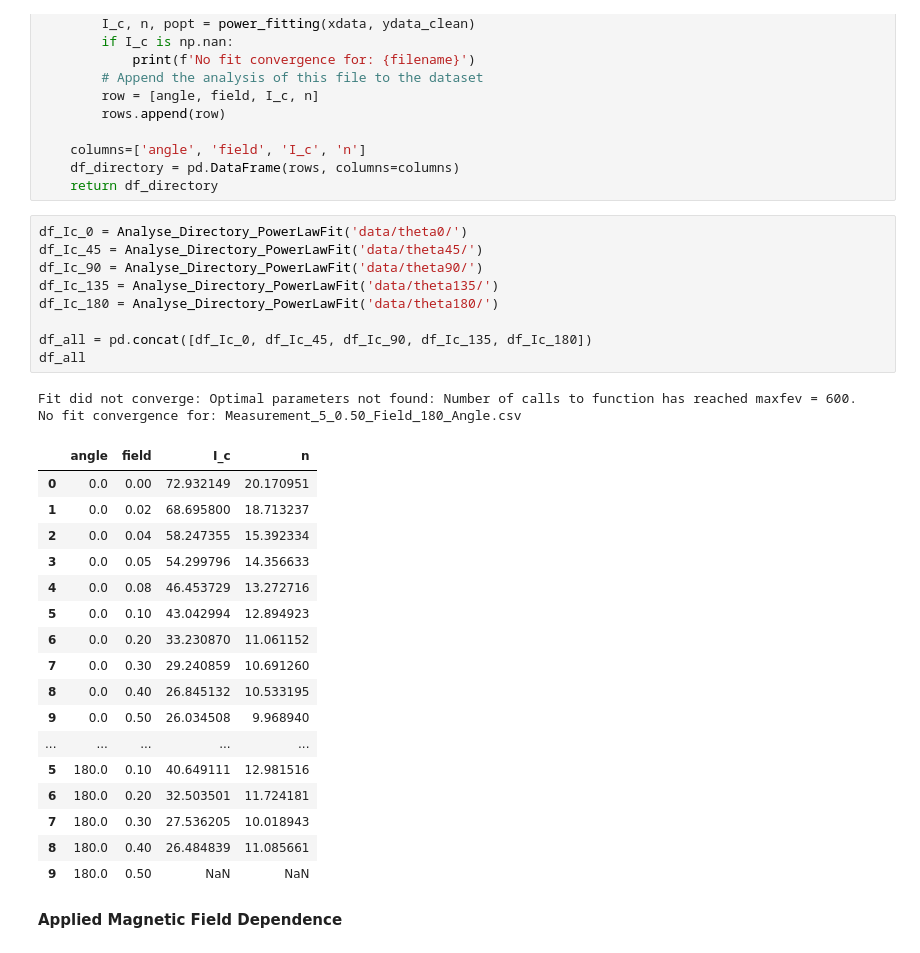
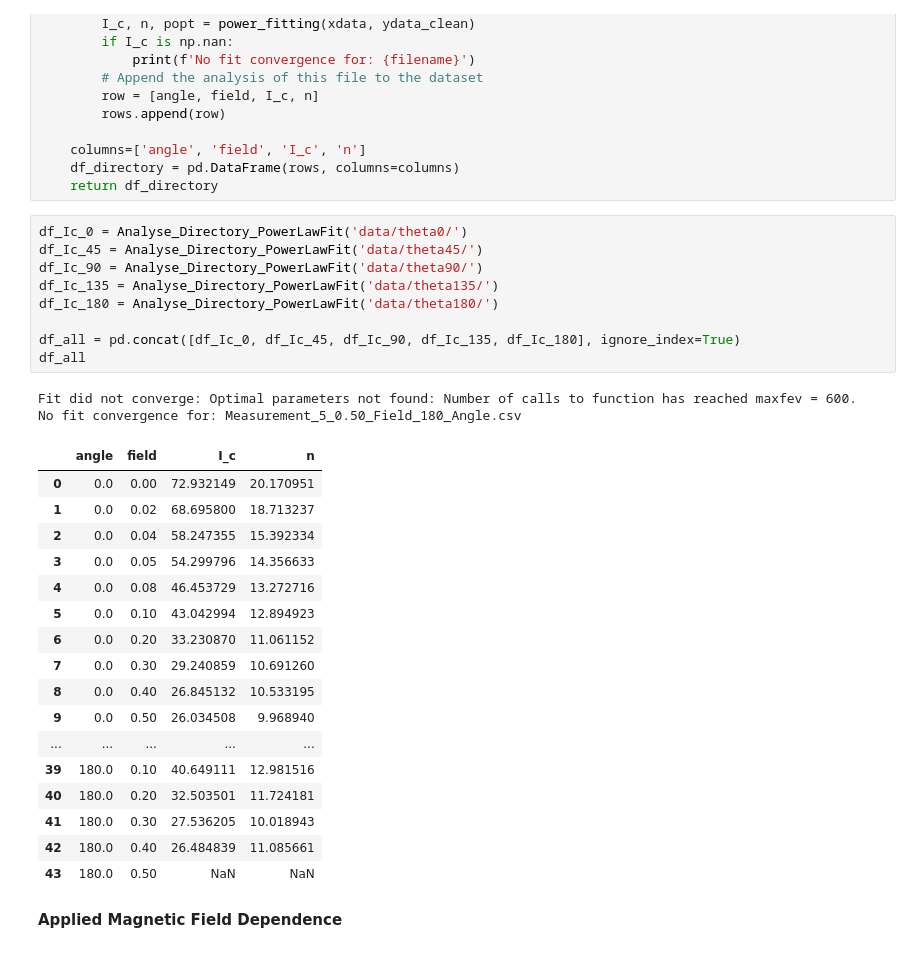
Before and after one commit to rcs19/jrn542_icy_durham, a Jupyter notebook: src/theta_field_dependance.ipynb, the cells around one changed output. Cells and saved outputs as stored; diff of their text form.

```diff
--- a/src/theta_field_dependance.ipynb
+++ b/src/theta_field_dependance.ipynb
@@ -89,32 +89,32 @@ def Analyse_Directory_PowerLawFit(directory):
 # %%
 df_Ic_0 = Analyse_Directory_PowerLawFit('data/theta0/')
 df_Ic_45 = Analyse_Directory_PowerLawFit('data/theta45/')
 df_Ic_90 = Analyse_Directory_PowerLawFit('data/theta90/')
 df_Ic_135 = Analyse_Directory_PowerLawFit('data/theta135/')
 df_Ic_180 = Analyse_Directory_PowerLawFit('data/theta180/')
 
-df_all = pd.concat([df_Ic_0, df_Ic_45, df_Ic_90, df_Ic_135, df_Ic_180])
+df_all = pd.concat([df_Ic_0, df_Ic_45, df_Ic_90, df_Ic_135, df_Ic_180], ignore_index=True)
 df_all
 # %% [output]
 Fit did not converge: Optimal parameters not found: Number of calls to function has reached maxfev = 600.
 No fit convergence for: Measurement_5_0.50_Field_180_Angle.csv
 |  | angle | field | I_c | n |
 | 0 | 0.0 | 0.00 | 72.932149 | 20.170951 |
 | 1 | 0.0 | 0.02 | 68.695800 | 18.713237 |
 | 2 | 0.0 | 0.04 | 58.247355 | 15.392334 |
 | 3 | 0.0 | 0.05 | 54.299796 | 14.356633 |
 | 4 | 0.0 | 0.08 | 46.453729 | 13.272716 |
 | 5 | 0.0 | 0.10 | 43.042994 | 12.894923 |
 | 6 | 0.0 | 0.20 | 33.230870 | 11.061152 |
 | 7 | 0.0 | 0.30 | 29.240859 | 10.691260 |
 | 8 | 0.0 | 0.40 | 26.845132 | 10.533195 |
 | 9 | 0.0 | 0.50 | 26.034508 | 9.968940 |
 | ... | ... | ... | ... | ... |
-| 5 | 180.0 | 0.10 | 40.649111 | 12.981516 |
-| 6 | 180.0 | 0.20 | 32.503501 | 11.724181 |
-| 7 | 180.0 | 0.30 | 27.536205 | 10.018943 |
-| 8 | 180.0 | 0.40 | 26.484839 | 11.085661 |
-| 9 | 180.0 | 0.50 | NaN | NaN |
+| 39 | 180.0 | 0.10 | 40.649111 | 12.981516 |
+| 40 | 180.0 | 0.20 | 32.503501 | 11.724181 |
+| 41 | 180.0 | 0.30 | 27.536205 | 10.018943 |
+| 42 | 180.0 | 0.40 | 26.484839 | 11.085661 |
+| 43 | 180.0 | 0.50 | NaN | NaN |
 # %% [markdown]
 **Applied Magnetic Field Dependence**
 # %%
```
Also changed, not shown: parts of 1 cell of this notebook.
